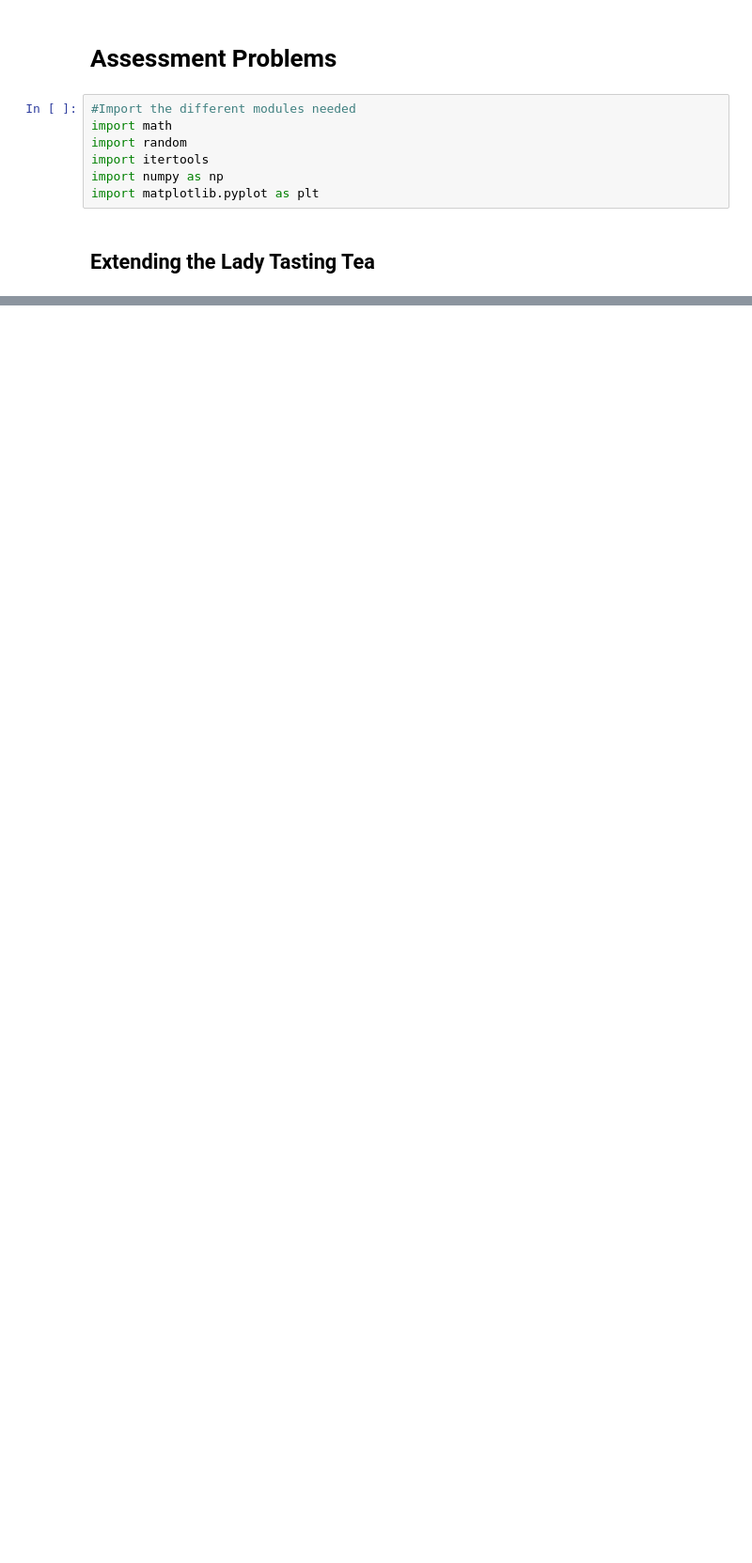
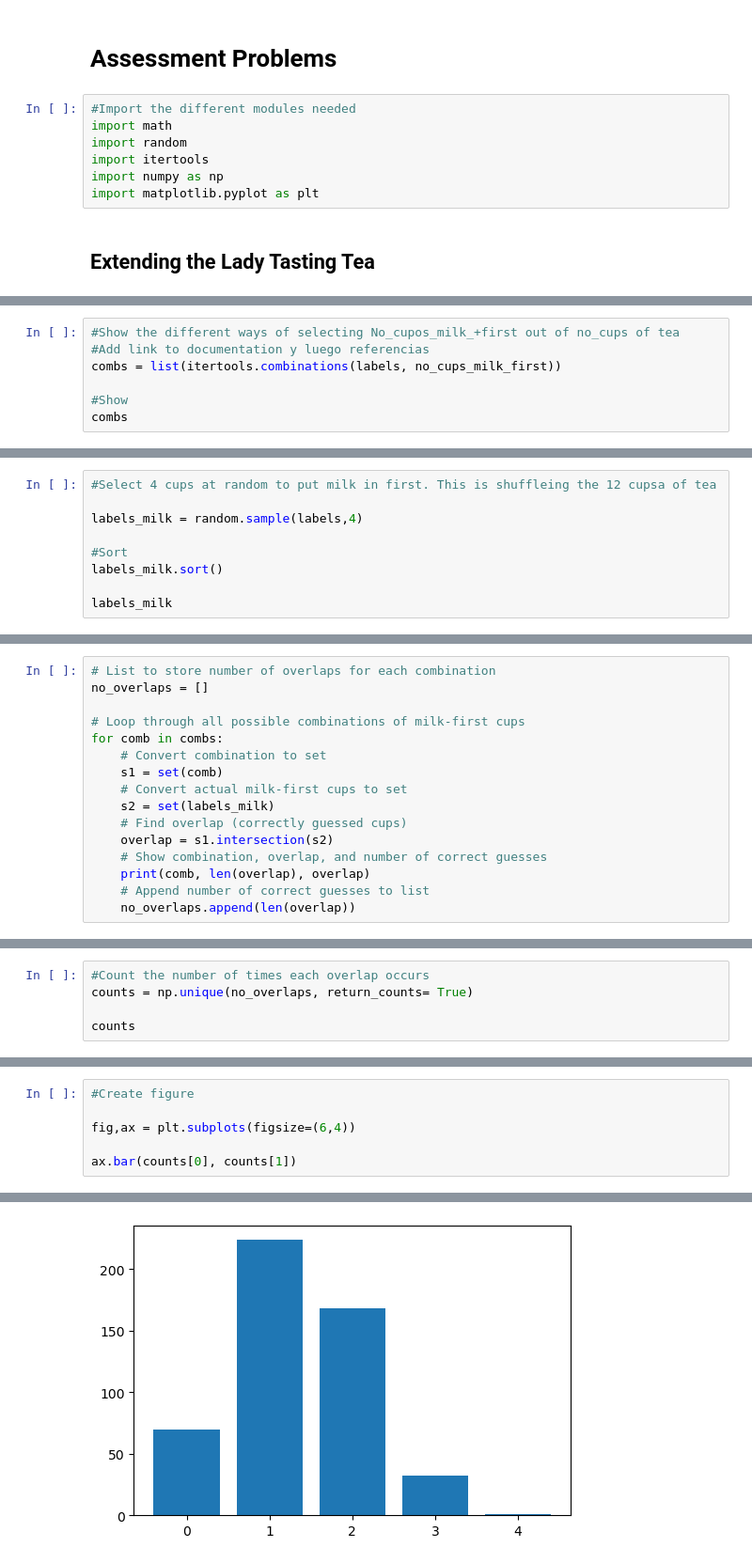
Before and after one commit to RobAstur/Applied-Statistics, a Jupyter notebook: problems.ipynb, the cells around one changed output, grey strips where cells are left out. Shown at 94% size. Drawn from its saved outputs; the diff is of its cells as text; blank space fills up the shorter version.

```diff
--- a/problems.ipynb
+++ b/problems.ipynb
@@ -34,0 +43,7 @@ ways
+# %%
+#Show the different ways of selecting No_cupos_milk_+first out of no_cups of tea
+#Add link to documentation y luego referencias
+combs = list(itertools.combinations(labels, no_cups_milk_first))
+
+#Show
+combs
@@ -34,0 +73,9 @@ ways
+# %%
+#Select 4 cups at random to put milk in first. This is shuffleing the 12 cupsa of tea
+
+labels_milk = random.sample(labels,4)
+
+#Sort
+labels_milk.sort()
+
+labels_milk
@@ -34,0 +90,16 @@ ways
+# %%
+# List to store number of overlaps for each combination
+no_overlaps = []
+
+# Loop through all possible combinations of milk-first cups
+for comb in combs:
+    # Convert combination to set
+    s1 = set(comb)
+    # Convert actual milk-first cups to set
+    s2 = set(labels_milk)
+    # Find overlap (correctly guessed cups)
+    overlap = s1.intersection(s2)
+    # Show combination, overlap, and number of correct guesses
+    print(comb, len(overlap), overlap)
+    # Append number of correct guesses to list
+    no_overlaps.append(len(overlap))
@@ -34,0 +128,5 @@ ways
+# %%
+#Count the number of times each overlap occurs
+counts = np.unique(no_overlaps, return_counts= True)
+
+counts
@@ -34,0 +135,7 @@ ways
+# %%
+#Create figure
+
+fig,ax = plt.subplots(figsize=(6,4))
+
+ax.bar(counts[0], counts[1])
+# %% [output]
@@ -34,0 +143 @@ ways
+[figure, added]
```
Also changed, not shown: parts of 16 cells of this notebook.
